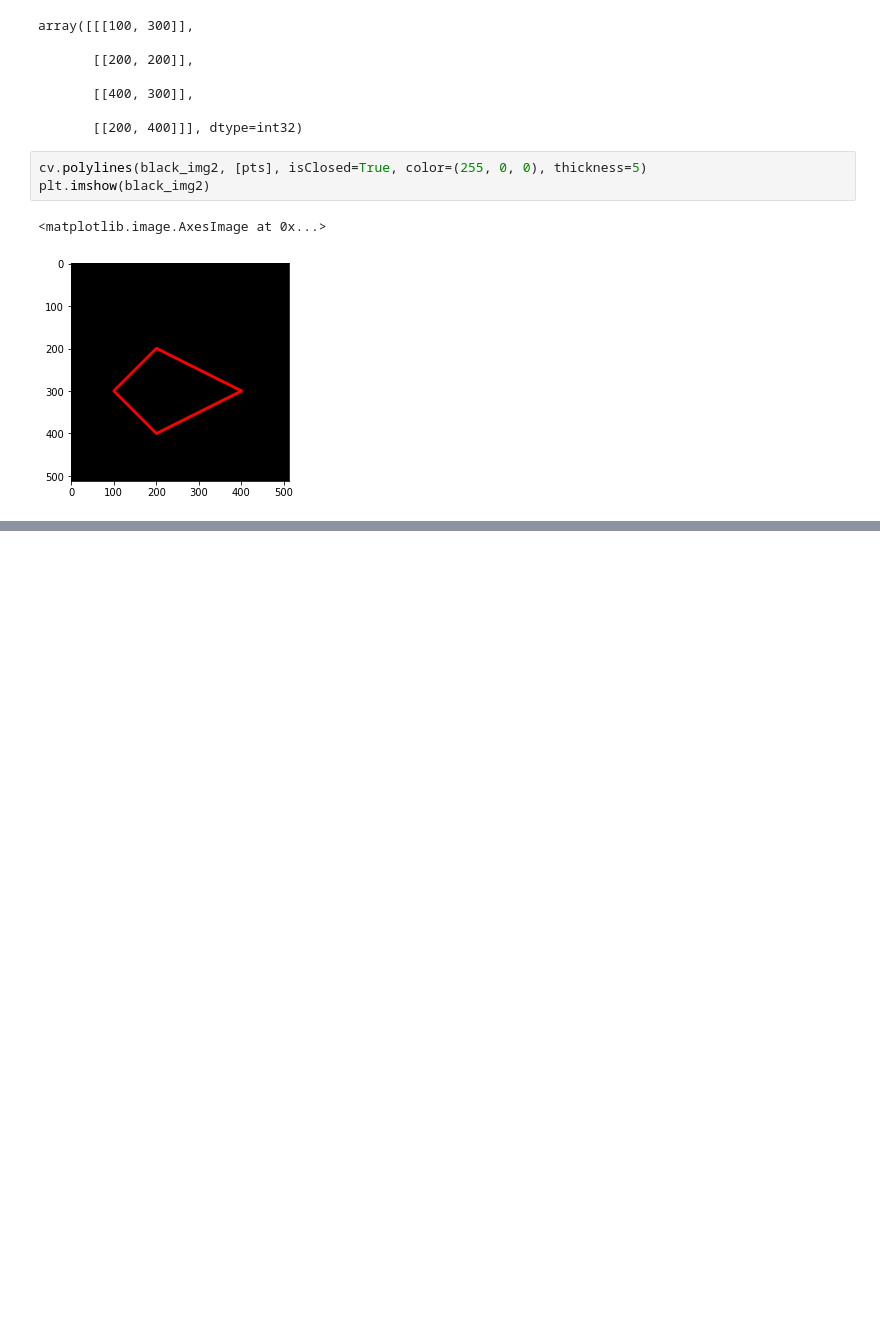
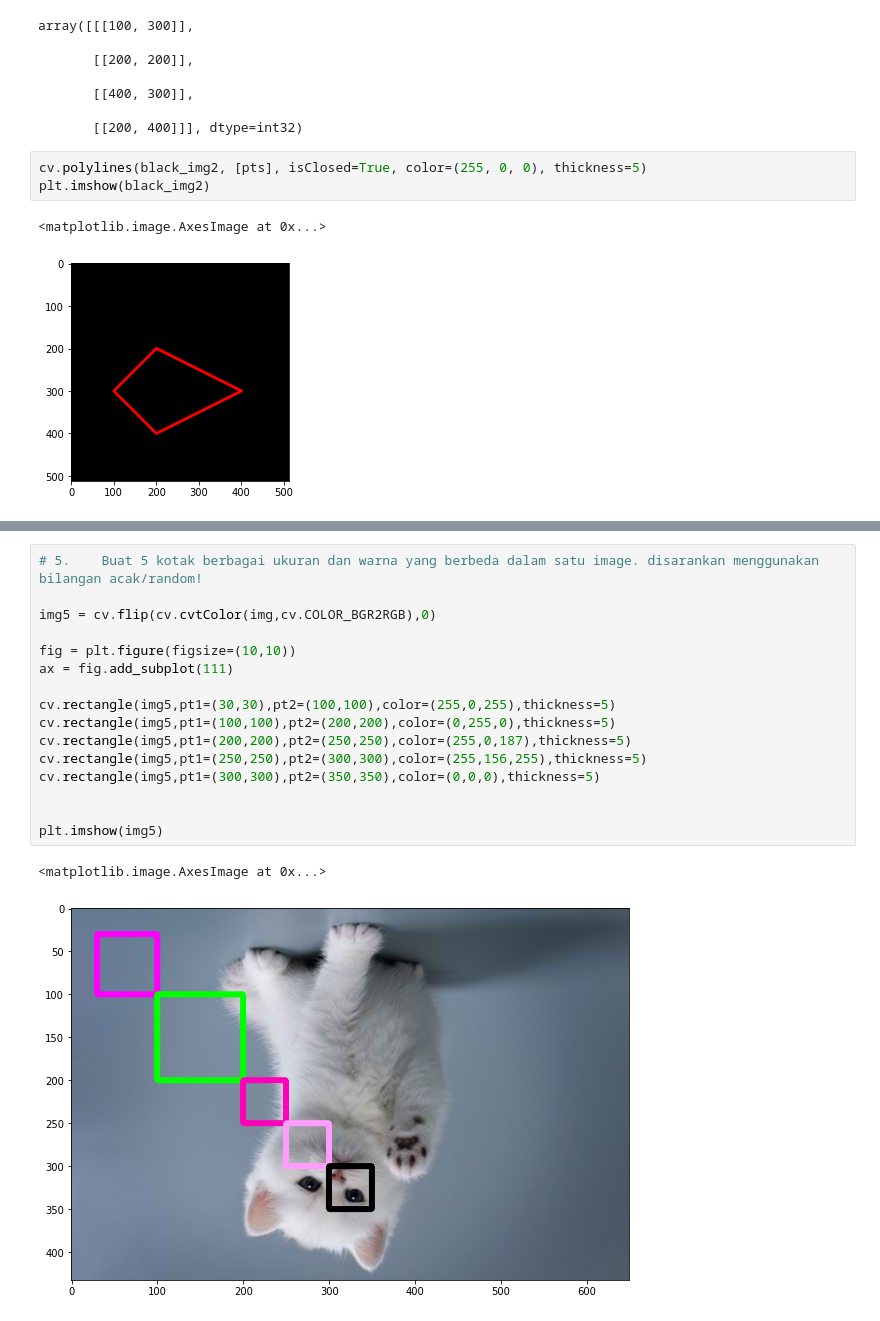
Before and after one commit to rsakml/PCVK_Genap_2022, a Jupyter notebook: Week2.ipynb, the cells around one changed output, grey strips where cells are left out. Cells and saved outputs as stored; diff of their text form; blank space fills up the shorter version.

```diff
--- a/Week2.ipynb
+++ b/Week2.ipynb
@@ -132,0 +190,19 @@ plt.imshow(black_img2)
+# %%
+# 5.	Buat 5 kotak berbagai ukuran dan warna yang berbeda dalam satu image. disarankan menggunakan bilangan acak/random!
+
+img5 = cv.flip(cv.cvtColor(img,cv.COLOR_BGR2RGB),0)
+
+fig = plt.figure(figsize=(10,10))
+ax = fig.add_subplot(111)
+
+cv.rectangle(img5,pt1=(30,30),pt2=(100,100),color=(255,0,255),thickness=5)
+cv.rectangle(img5,pt1=(100,100),pt2=(200,200),color=(0,255,0),thickness=5)
+cv.rectangle(img5,pt1=(200,200),pt2=(250,250),color=(255,0,187),thickness=5)
+cv.rectangle(img5,pt1=(250,250),pt2=(300,300),color=(255,156,255),thickness=5)
+cv.rectangle(img5,pt1=(300,300),pt2=(350,350),color=(0,0,0),thickness=5)
+
+
+plt.imshow(img5)
+# %% [output]
+<matplotlib.image.AxesImage at 0x...>
+[figure, added]
```
Also changed, not shown: parts of 11 cells of this notebook.
